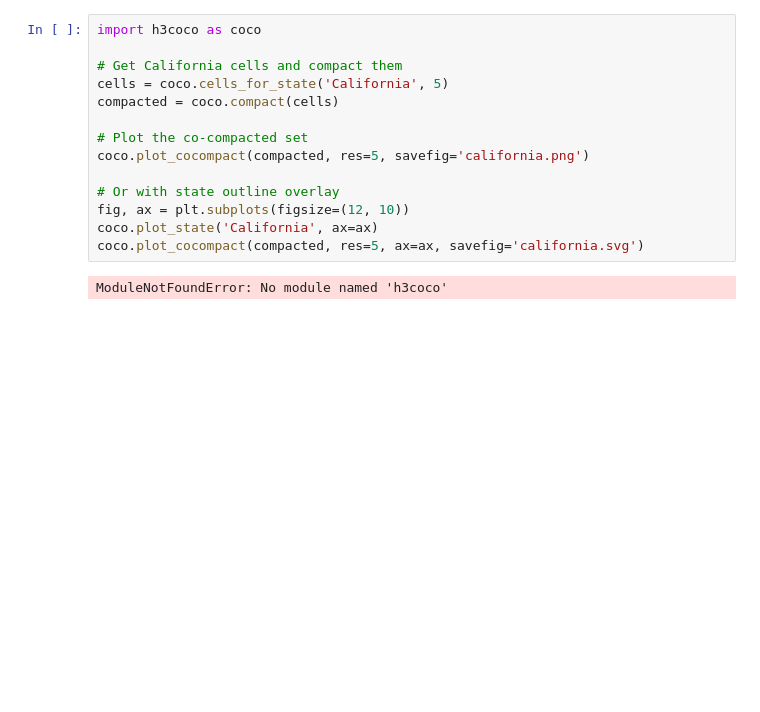
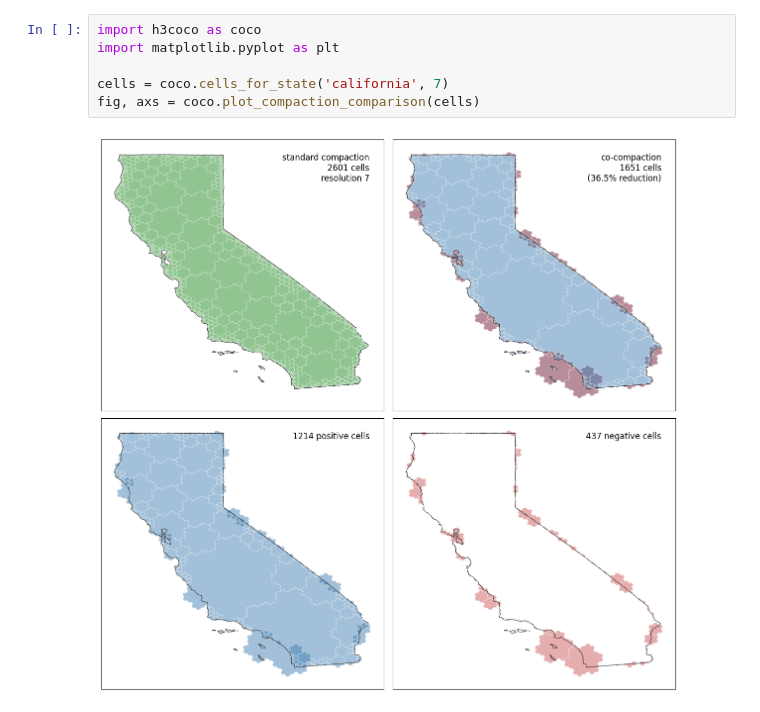
Before and after one commit to ajfriend/h3coco, a Jupyter notebook: notebooks/fancy.ipynb, the cells around one changed output. Drawn from its saved outputs; the diff is of its cells as text; blank space fills up the shorter version.

Commit message:
some nice plotting

```diff
--- a/notebooks/fancy.ipynb
+++ b/notebooks/fancy.ipynb
@@ -1,16 +1,8 @@
 # %%
 import h3coco as coco
+import matplotlib.pyplot as plt
 
-# Get California cells and compact them
-cells = coco.cells_for_state('California', 5)
-compacted = coco.compact(cells)
-
-# Plot the co-compacted set
-coco.plot_cocompact(compacted, res=5, savefig='california.png')
-
-# Or with state outline overlay
-fig, ax = plt.subplots(figsize=(12, 10))
-coco.plot_state('California', ax=ax)
-coco.plot_cocompact(compacted, res=5, ax=ax, savefig='california.svg')
+cells = coco.cells_for_state('california', 7)
+fig, axs = coco.plot_compaction_comparison(cells)
 # %% [output]
-ModuleNotFoundError: No module named 'h3coco'
+[figure, added]
```
Also changed, not shown: parts of 1 cell of this notebook, 2 other files.
